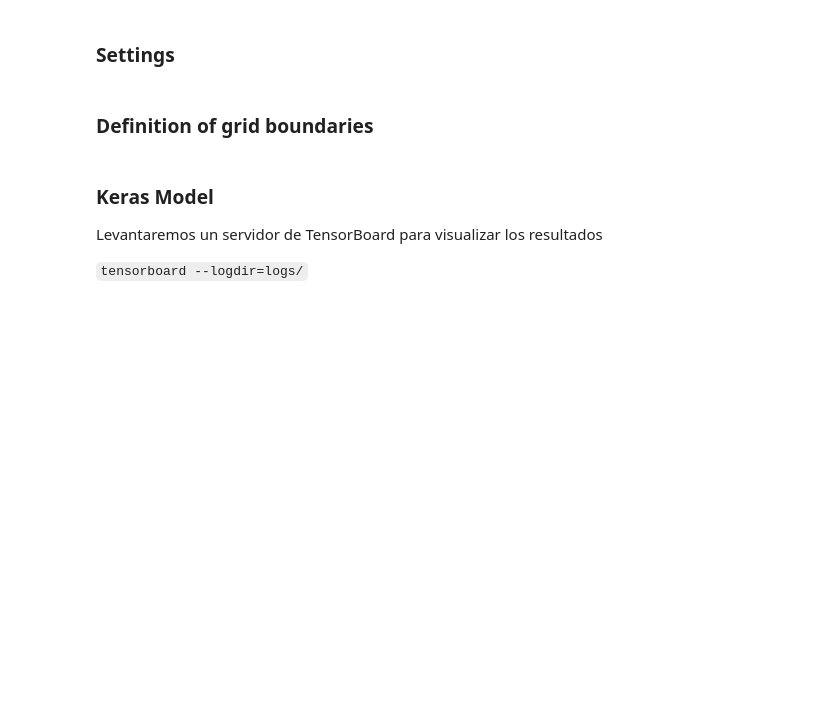
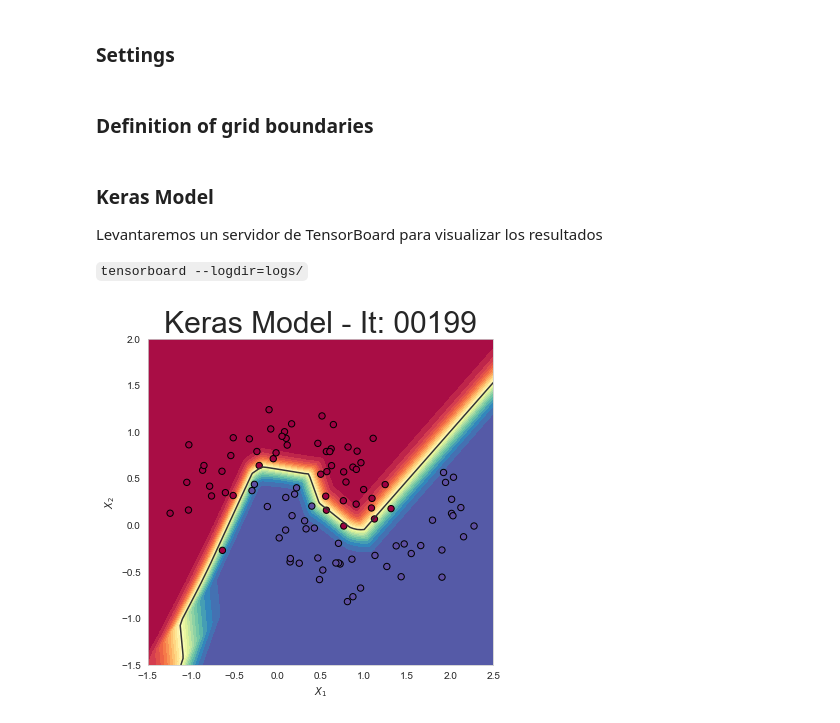
Before and after one commit to rpmunoz/taller_tensorflow_v3, a Jupyter notebook: talleres/dia_2/02 - Clasificacion usando keras.ipynb, the cells around one changed output. Saved outputs shown, nothing was run; the diff lists cells and outputs as text; code cells hidden in the pictures; blank space fills up the shorter version.

```diff
--- a/talleres/dia_2/02 - Clasificacion usando keras.ipynb
+++ b/talleres/dia_2/02 - Clasificacion usando keras.ipynb
@@ -133,19 +149,21 @@ testmodel_cbk = keras.callbacks.LambdaCallback(on_epoch_end=callback_keras_plot)
 # %%
 # Building a model
 model = Sequential()
-model.add(Dense(25, input_dim=2,activation='relu'))
-model.add(Dense(50, activation='relu'))
-model.add(Dense(50, activation='relu'))
-model.add(Dense(25, activation='relu'))
+model.add(Dense(5, input_dim=2,activation='relu'))
+model.add(Dense(20, activation='relu'))
+model.add(Dense(20, activation='relu'))
+model.add(Dense(10, activation='relu'))
 model.add(Dense(1, activation='sigmoid'))
 
 model.compile(loss='binary_crossentropy', optimizer="sgd", metrics=['accuracy'])
 
 # Create a TensorBoard instance with the path to the logs directory
 tensorboard_cbk = keras.callbacks.TensorBoard(log_dir='logs/{}'.format(time.time()))
 
 # Training
 history = model.fit(X_train, y_train, epochs=200, verbose=0, callbacks=[testmodel_cbk, tensorboard_cbk])
+# %% [output]
+[figure, added]
 # %%
 prediction_probs = model.predict_proba(grid_2d, batch_size=32, verbose=0)
 make_plot(X_test, y_test, "Keras Model", file_name=None, XX=XX, YY=YY, preds=prediction_probs)
```
Also changed, not shown: parts of 8 cells of this notebook, 5 other files.
